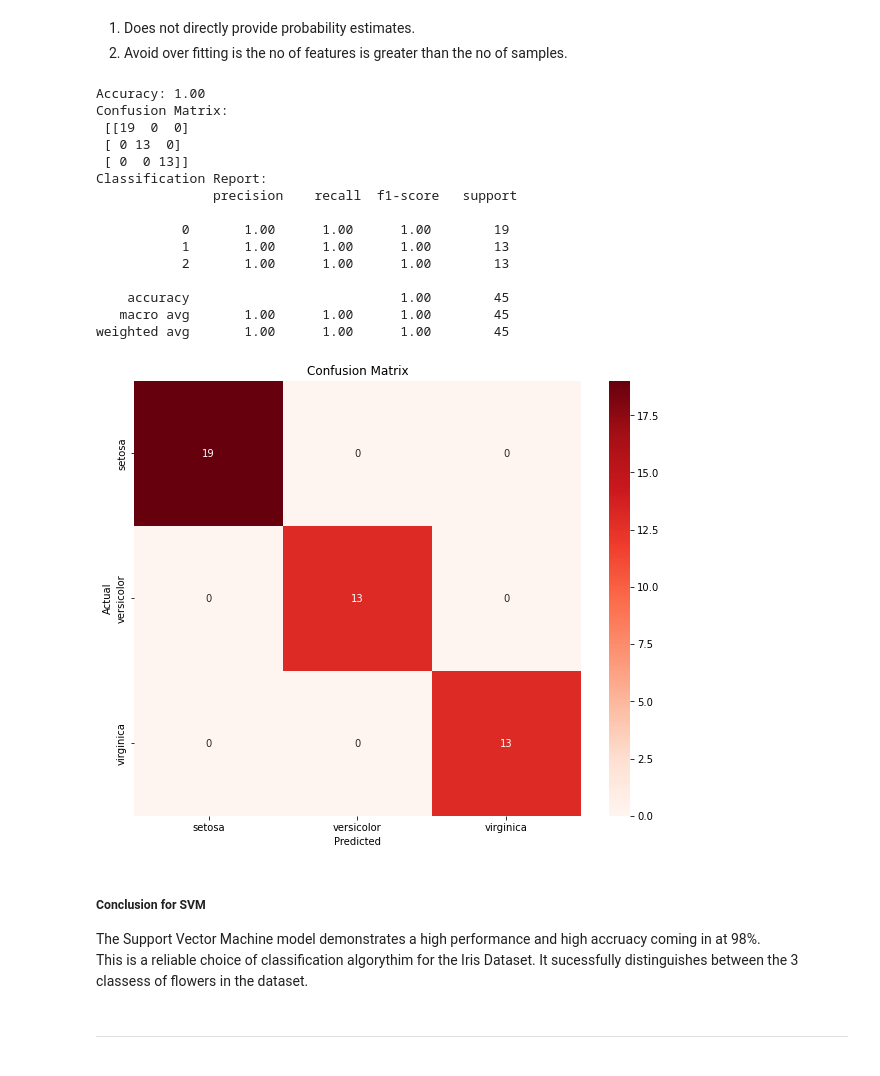
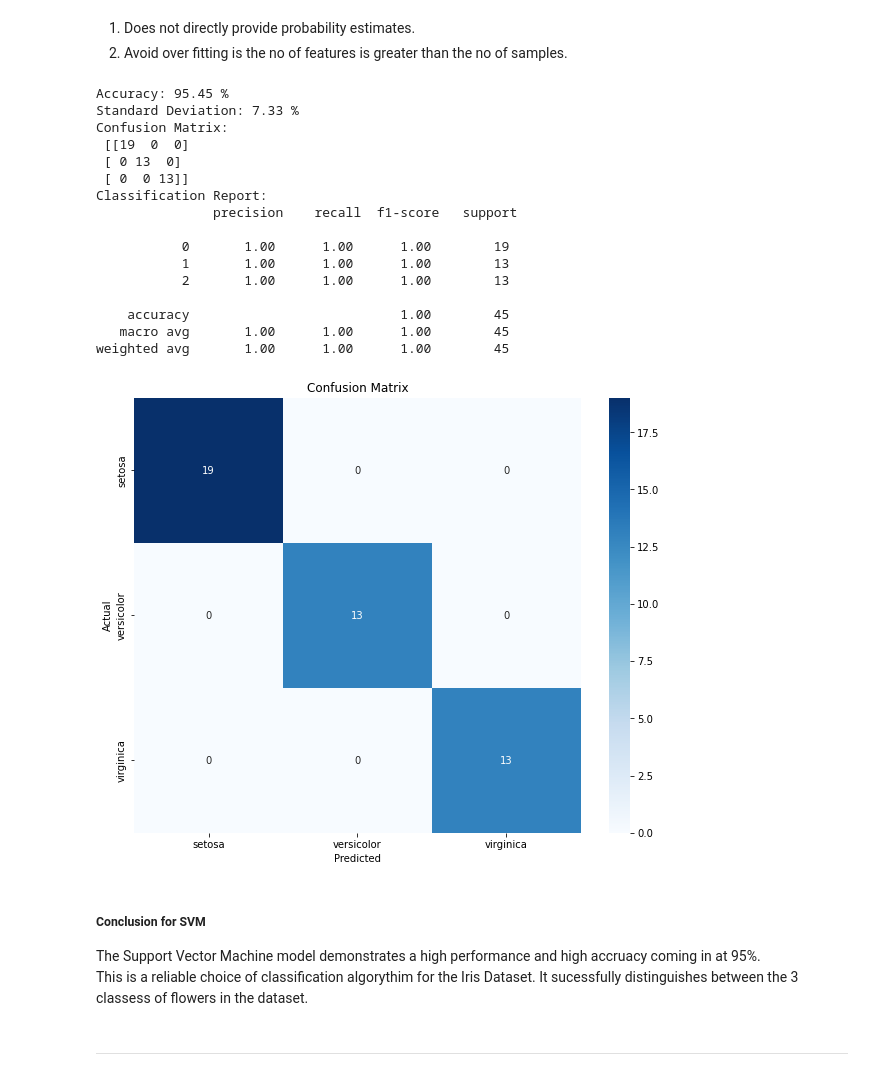
Before and after one commit to Ginafenn/Machine-Learning-Statistics, a Jupyter notebook: project.ipynb, the cells around one changed output. Cells and saved outputs as stored; diff of their text form; code cells hidden in the pictures.

```diff
--- a/project.ipynb
+++ b/project.ipynb
@@ -179,7 +180,7 @@ $$\P(Y=1) = \frac{1}{1 + e^{-(\beta_0 + \beta_1 x_1 + \beta_2 x_2 + \dots + \bet
 
 
 # Initialize and train the Logistic Regression model
-model = LogisticRegression(max_iter=10000)
+model = LogisticRegression(penalty='l2', C=1.0, max_iter=10000, random_state=42)
 model.fit(X_train, Y_train)
 
 # Predictions
@@ -197,7 +198,7 @@ print("Classification Report:\n", classification_rep)
 
 # Plot using a confusion matrix
 plt.figure(figsize=(10, 8))
-sns.heatmap(conf_matrix, annot=True, fmt="d", cmap="Reds", xticklabels=data.target_names, yticklabels=data.target_names)
+sns.heatmap(conf_matrix, annot=True, fmt="d", cmap="Greens", xticklabels=data.target_names, yticklabels=data.target_names)
 plt.xlabel('Predicted')
 plt.ylabel('Actual')
 plt.title('Confusion Matrix')
@@ -295,7 +296,7 @@ $$
 # %%
 
 # Initialize the SVM classifier
-svm_model = SVC(kernel='linear', C=1.0, random_state=42)
+svm_model = SVC(kernel='linear', C=1.0, random_state=0)
 
 # Train the SVM model
 svm_model.fit(X_train, Y_train)
@@ -304,44 +305,48 @@ svm_model.fit(X_train, Y_train)
 y_pred = svm_model.predict(X_test)
 
 # Calculate accuracy
-accuracy = accuracy_score(Y_test, Y_pred)
-print(f"Accuracy: {accuracy:.2f}")
+accuracy = cross_val_score(estimator = svm_model, X = X_train, y = Y_train, cv = 10)
+
+# Print accuracies
+print("Accuracy: {:.2f} %".format(accuracy.mean()*100))
+print("Standard Deviation: {:.2f} %".format(accuracy.std()*100))
 
 # Generate and display the confusion matrix
 conf_matrix = confusion_matrix(Y_test, Y_pred)
 print("Confusion Matrix:\n", conf_matrix)
 
 # Generate and display the classification report
 classification_rep = classification_report(Y_test, Y_pred)
 print("Classification Report:\n", classification_rep)
 
 # Plot the confusion matrix
 plt.figure(figsize=(10, 8))
-sns.heatmap(conf_matrix, annot=True, fmt="d", cmap="Reds", xticklabels=data.target_names, yticklabels=data.target_names)
+sns.heatmap(conf_matrix, annot=True, fmt="d", cmap="Blues", xticklabels=data.target_names, yticklabels=data.target_names)
 plt.xlabel('Predicted')
 plt.ylabel('Actual')
 plt.title('Confusion Matrix')
 plt.show()
 # %% [output]
-Accuracy: 1.00
+Accuracy: 95.45 %
+Standard Deviation: 7.33 %
 Confusion Matrix:
  [[19  0  0]
  [ 0 13  0]
  [ 0  0 13]]
 Classification Report:
                precision    recall  f1-score   support
 
            0       1.00      1.00      1.00        19
            1       1.00      1.00      1.00        13
            2       1.00      1.00      1.00        13
 
     accuracy                           1.00        45
    macro avg       1.00      1.00      1.00        45
 weighted avg       1.00      1.00      1.00        45
-[figure, old version]
+[figure, new version]
 # %% [markdown]
 ##### Conclusion for SVM
-The Support Vector Machine model demonstrates a high performance and high accruacy coming in at 98%. <br>
+The Support Vector Machine model demonstrates a high performance and high accruacy coming in at 95%. <br>
 This is a reliable choice of classification algorythim for the Iris Dataset. It sucessfully distinguishes between the 3 classess of flowers in the dataset.
 # %% [markdown]
 -------------------------
```
Also changed, not shown: parts of 3 cells of this notebook, 1 other file.
